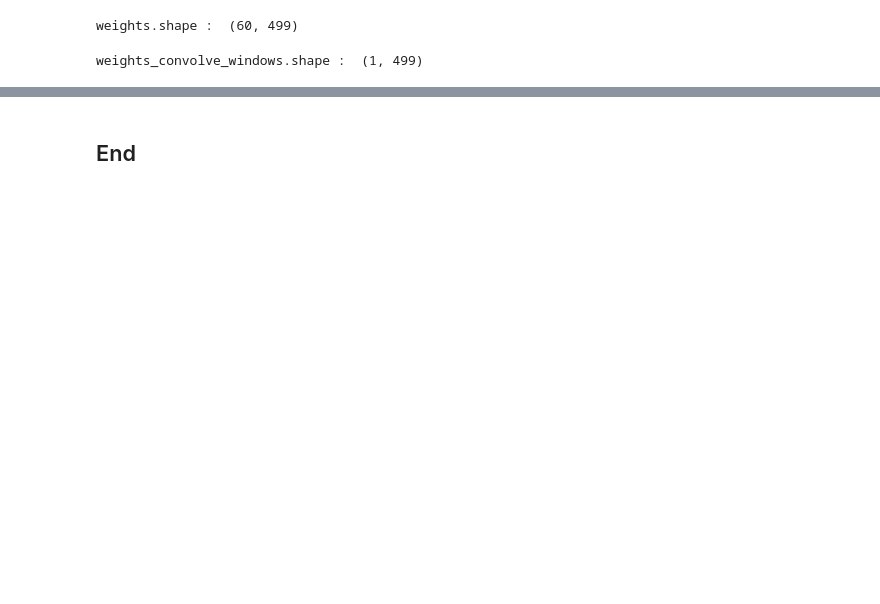
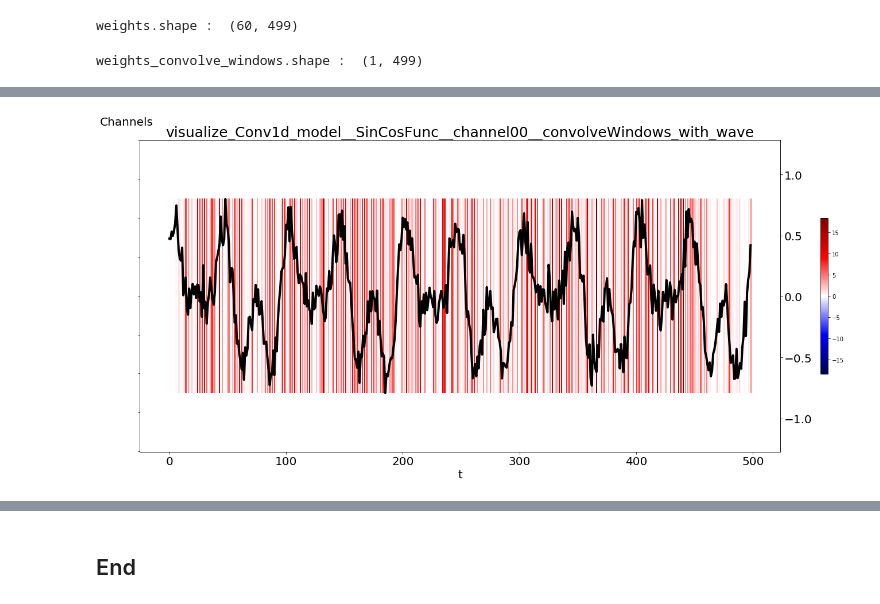
Before and after one commit to pollenjp/article_script, a Jupyter notebook: 20180719_visualize_Conv1d_output__in_kabuku/notebooks/visualize_Conv1d_model__SinCosFunc.ipynb, the cells around one changed output, grey strips where cells are left out. Cells and saved outputs as stored; diff of their text form; code cells hidden in the pictures; blank space fills up the shorter version.

```diff
--- a/20180719_visualize_Conv1d_output__in_kabuku/notebooks/visualize_Conv1d_model__SinCosFunc.ipynb
+++ b/20180719_visualize_Conv1d_output__in_kabuku/notebooks/visualize_Conv1d_model__SinCosFunc.ipynb
@@ -370,0 +390,79 @@ plt.show()
+# %%
+#--------------------------------------------------------------------------------
+# Setting Parameter
+#--------------------------------------------------------------------------------
+title = ipynb_title + "__channel00__convolveWindows_with_wave"
+filename = title + ".png"
+
+figsize = (25, 10)
+cmap = "seismic"
+
+#--------------------------------------------------------------------------------
+# Plot
+#--------------------------------------------------------------------------------
+fig = plt.figure(figsize=figsize)
+
+#------------------------------------------------------------
+# weights
+#------------------------------------------------------------
+ax1 = fig.add_subplot(1,1,1)
+mappable = ax1.imshow(weights_convolve_windows,
+                      cmap='seismic',  # <-- (min,max)=(blue, red)
+                      vmin=-max_abs,
+                      vmax=max_abs,
+                      )
+fig.colorbar(mappable,
+             ax=ax1,
+             orientation='vertical',
+             shrink=0.5,
+             )
+
+#----------------------------------------
+# change x,y axis ratio
+#----------------------------------------
+# ref:
+#   - http://yama-sampo.hatenablog.com/entry/2017/12/21/195519
+xratio = 3  # <width> / <height>
+aspect = (1/xratio) * (ax1.get_xlim()[1] - ax1.get_xlim()[0]) / (ax1.get_ylim()[0] - ax1.get_ylim()[1])
+ax1.set_aspect(aspect=aspect,)  # <height> = <aspect_num> x <width>
+
+#----------------------------------------
+# plot config
+#----------------------------------------
+## title & axis labels
+ax1.set_title(label=title, fontsize=25)
+ax1.set_xlabel(xlabel="t", fontsize=20)
+ax1.set_ylabel(ylabel="Channels", fontsize=20, rotation=0)
+ax1.yaxis.set_label_coords(x=-0.02, y=1.04)
+## ticks
+ax1.tick_params(labelsize=20)
+## y ticks
+ax1.tick_params(axis ='y',        # changes apply to the x-axis
+               which="both",     # both major and minor ticks are affected
+               left =False,      # ticks along the bottom edge are off
+               labelleft=False)  # labels along the bottom edge are off
+               # ref: https://stackoverflow.com/questions/12998430/remove-xticks-in-a-matplotlib-plot
+
+#------------------------------------------------------------
+# wave
+#------------------------------------------------------------
+ax2 = ax1.twinx()
+ax2.yaxis.tick_right()                          # y軸を右に指定
+ax2.yaxis.set_label_position(position="right")  # y軸のラベルを右に指定
+ax2.plot(np.arange(wave_size - predictsize), wave[:wave_size - predictsize],
+         linewidth="4", color="black")
+#----------------------------------------
+# plot config
+#----------------------------------------
+## title & axis labels
+ax2.tick_params(labelsize=20)
+
+xratio = 3  # <width> / <height>
+aspect = (1/xratio) * (ax2.get_xlim()[1] - ax2.get_xlim()[0]) / (ax2.get_ylim()[0] - ax2.get_ylim()[1])
+ax2.set_aspect(aspect=aspect,)  # <height> = <aspect_num> x <width>
+
+
+fig.savefig(fname=str(plot_image_Path / filename))
+plt.show()
+# %% [output]
+[figure, added]
```
Also changed, not shown: parts of 50 cells of this notebook, 1 other file.
